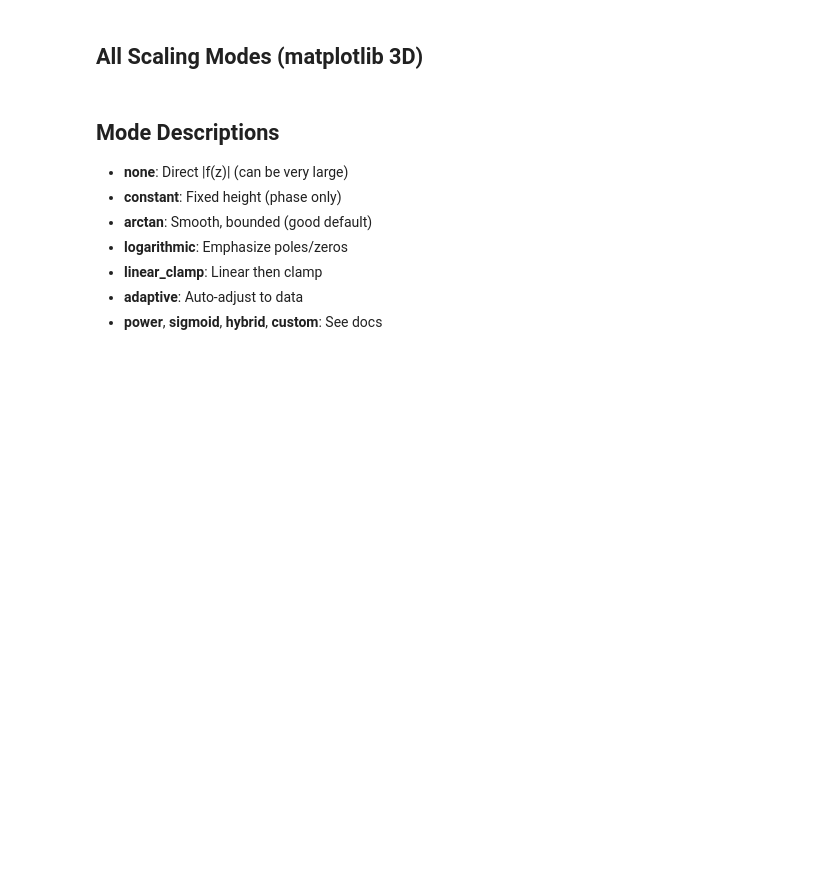
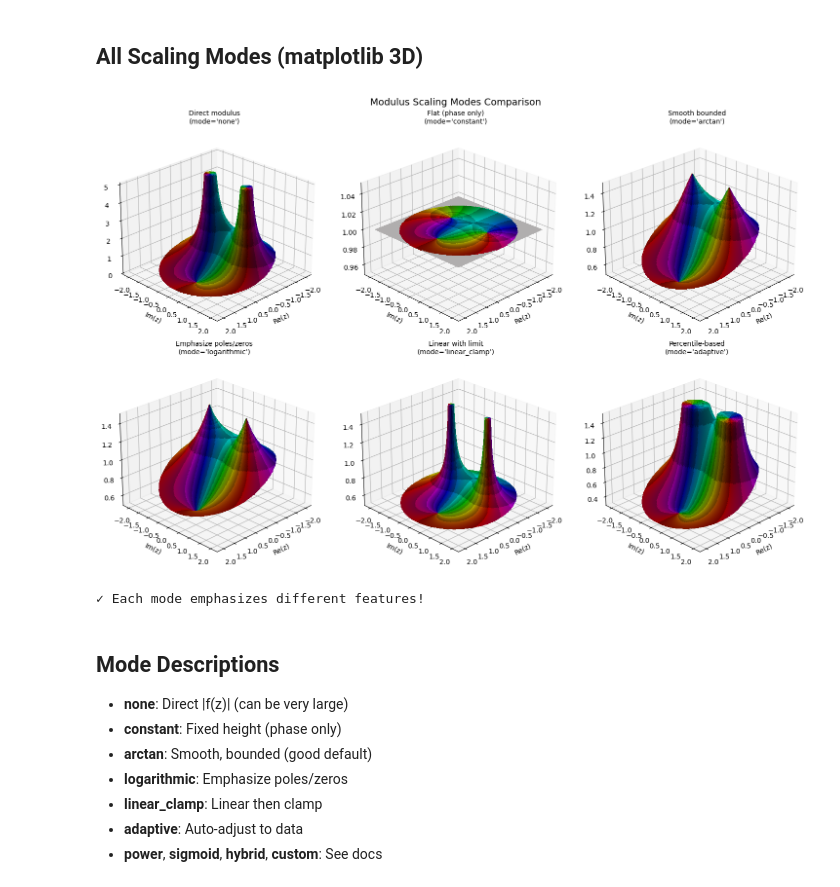
Before and after one commit to kuvychko/complexplorer, a Jupyter notebook: examples/notebooks/07_modulus_scaling.ipynb, the cells around one changed output. Drawn from its saved outputs; the diff is of its cells as text; code cells hidden in the pictures; blank space fills up the shorter version.

```diff
--- a/examples/notebooks/07_modulus_scaling.ipynb
+++ b/examples/notebooks/07_modulus_scaling.ipynb
@@ -23,26 +23,29 @@ cmap = cp.Phase(phase_sectors=6, auto_scale_r=True)
 # %%
 modes = [
     ('none', 'Direct modulus'),
     ('constant', 'Flat (phase only)'),
     ('arctan', 'Smooth bounded'),
     ('logarithmic', 'Emphasize poles/zeros'),
     ('linear_clamp', 'Linear with limit'),
     ('adaptive', 'Percentile-based'),
 ]
 
 fig = plt.figure(figsize=(15, 10))
 
 for i, (mode, desc) in enumerate(modes):
     ax = fig.add_subplot(2, 3, i + 1, projection='3d')
-    cp.plot_landscape(domain, f, cmap=cmap, modulus_mode=mode, ax=ax, z_max=5, resolution=100)
+    cp.plot_landscape(domain=domain, func=f, cmap=cmap, modulus_mode=mode, ax=ax, z_max=5, resolution=200)
     ax.set_title(f"{desc}\n(mode='{mode}')", fontsize=10)
     ax.view_init(elev=25, azim=45)
 
 plt.suptitle('Modulus Scaling Modes Comparison', fontsize=14)
 plt.tight_layout()
 plt.show()
 
 print("\n✓ Each mode emphasizes different features!")
+# %% [output]
+[figure, added]
+✓ Each mode emphasizes different features!
 # %% [markdown]
 ## Mode Descriptions
 
```
Also changed, not shown: parts of 2 cells of this notebook, 3 other files.
